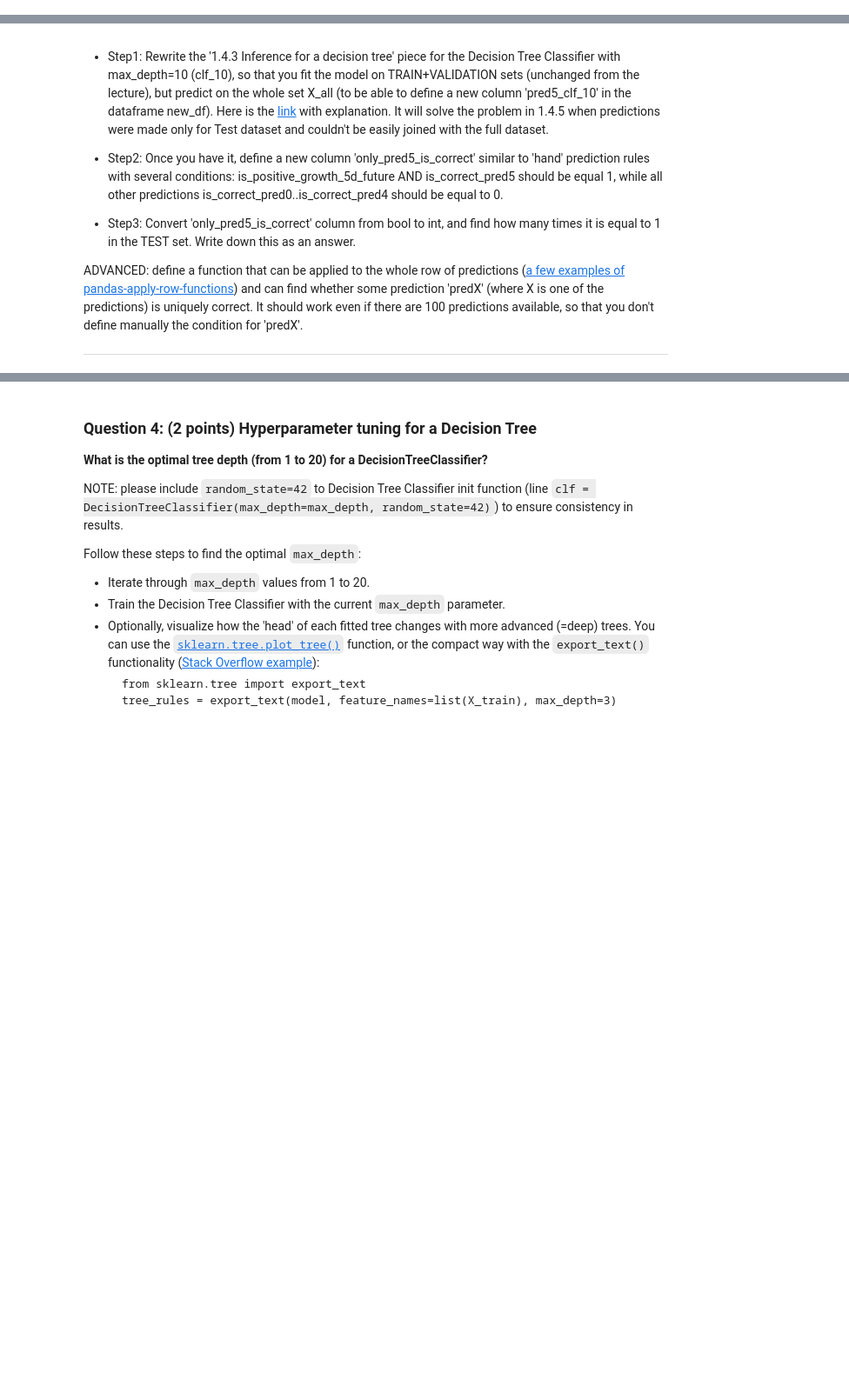
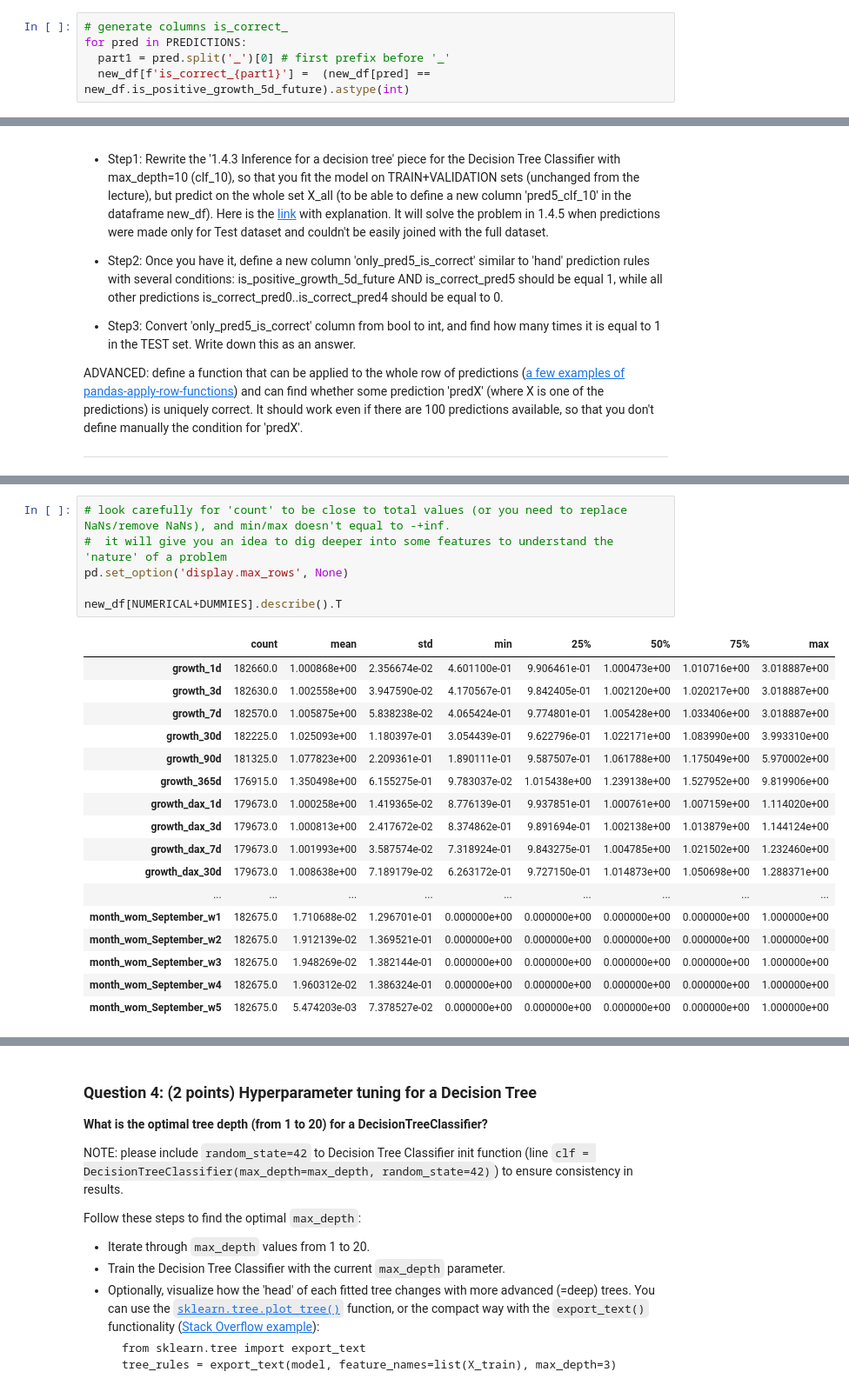
Before and after one commit to mary435/stock-markets-analytics, a Jupyter notebook: 03/hw_03.ipynb, the cells around one changed output, grey strips where cells are left out. Shown at 87% size. Cells and saved outputs as stored; diff of their text form; blank space fills up the shorter version.

```diff
--- a/03/hw_03.ipynb
+++ b/03/hw_03.ipynb
@@ -491,3 +491,8 @@ part1 = p.split('_')[0] # first prefix before '_'
 print(f'Full column name: {p}, only first part: {part1}')
 # %% [output]
 Full column name: pred0_manual_cci, only first part: pred0
+# %%
+# generate columns is_correct_
+for pred in PREDICTIONS:
+  part1 = pred.split('_')[0] # first prefix before '_'
+  new_df[f'is_correct_{part1}'] =  (new_df[pred] == new_df.is_positive_growth_5d_future).astype(int)
@@ -510,0 +606,24 @@ ADVANCED: define a function that can be applied to the whole row of predictions
+# %%
+# look carefully for 'count' to be close to total values (or you need to replace NaNs/remove NaNs), and min/max doesn't equal to -+inf.
+#  it will give you an idea to dig deeper into some features to understand the 'nature' of a problem
+pd.set_option('display.max_rows', None)
+
+new_df[NUMERICAL+DUMMIES].describe().T
+# %% [output]
+|  | count | mean | std | min | 25% | 50% | 75% | max |
+| growth_1d | 182660.0 | 1.000868e+00 | 2.356674e-02 | 4.601100e-01 | 9.906461e-01 | 1.000473e+00 | 1.010716e+00 | 3.018887e+00 |
+| growth_3d | 182630.0 | 1.002558e+00 | 3.947590e-02 | 4.170567e-01 | 9.842405e-01 | 1.002120e+00 | 1.020217e+00 | 3.018887e+00 |
+| growth_7d | 182570.0 | 1.005875e+00 | 5.838238e-02 | 4.065424e-01 | 9.774801e-01 | 1.005428e+00 | 1.033406e+00 | 3.018887e+00 |
+| growth_30d | 182225.0 | 1.025093e+00 | 1.180397e-01 | 3.054439e-01 | 9.622796e-01 | 1.022171e+00 | 1.083990e+00 | 3.993310e+00 |
+| growth_90d | 181325.0 | 1.077823e+00 | 2.209361e-01 | 1.890111e-01 | 9.587507e-01 | 1.061788e+00 | 1.175049e+00 | 5.970002e+00 |
+| growth_365d | 176915.0 | 1.350498e+00 | 6.155275e-01 | 9.783037e-02 | 1.015438e+00 | 1.239138e+00 | 1.527952e+00 | 9.819906e+00 |
+| growth_dax_1d | 179673.0 | 1.000258e+00 | 1.419365e-02 | 8.776139e-01 | 9.937851e-01 | 1.000761e+00 | 1.007159e+00 | 1.114020e+00 |
+| growth_dax_3d | 179673.0 | 1.000813e+00 | 2.417672e-02 | 8.374862e-01 | 9.891694e-01 | 1.002138e+00 | 1.013879e+00 | 1.144124e+00 |
+| growth_dax_7d | 179673.0 | 1.001993e+00 | 3.587574e-02 | 7.318924e-01 | 9.843275e-01 | 1.004785e+00 | 1.021502e+00 | 1.232460e+00 |
+| growth_dax_30d | 179673.0 | 1.008638e+00 | 7.189179e-02 | 6.263172e-01 | 9.727150e-01 | 1.014873e+00 | 1.050698e+00 | 1.288371e+00 |
+| ... | ... | ... | ... | ... | ... | ... | ... | ... |
+| month_wom_September_w1 | 182675.0 | 1.710688e-02 | 1.296701e-01 | 0.000000e+00 | 0.000000e+00 | 0.000000e+00 | 0.000000e+00 | 1.000000e+00 |
+| month_wom_September_w2 | 182675.0 | 1.912139e-02 | 1.369521e-01 | 0.000000e+00 | 0.000000e+00 | 0.000000e+00 | 0.000000e+00 | 1.000000e+00 |
+| month_wom_September_w3 | 182675.0 | 1.948269e-02 | 1.382144e-01 | 0.000000e+00 | 0.000000e+00 | 0.000000e+00 | 0.000000e+00 | 1.000000e+00 |
+| month_wom_September_w4 | 182675.0 | 1.960312e-02 | 1.386324e-01 | 0.000000e+00 | 0.000000e+00 | 0.000000e+00 | 0.000000e+00 | 1.000000e+00 |
+| month_wom_September_w5 | 182675.0 | 5.474203e-03 | 7.378527e-02 | 0.000000e+00 | 0.000000e+00 | 0.000000e+00 | 0.000000e+00 | 1.000000e+00 |
```
Also changed, not shown: parts of 32 cells of this notebook.
